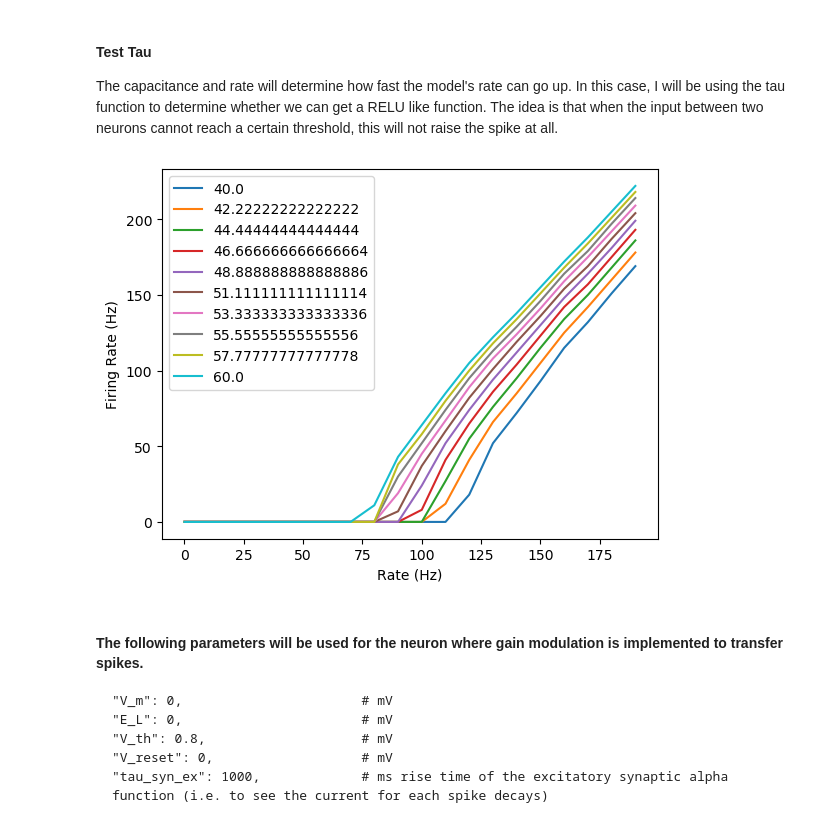
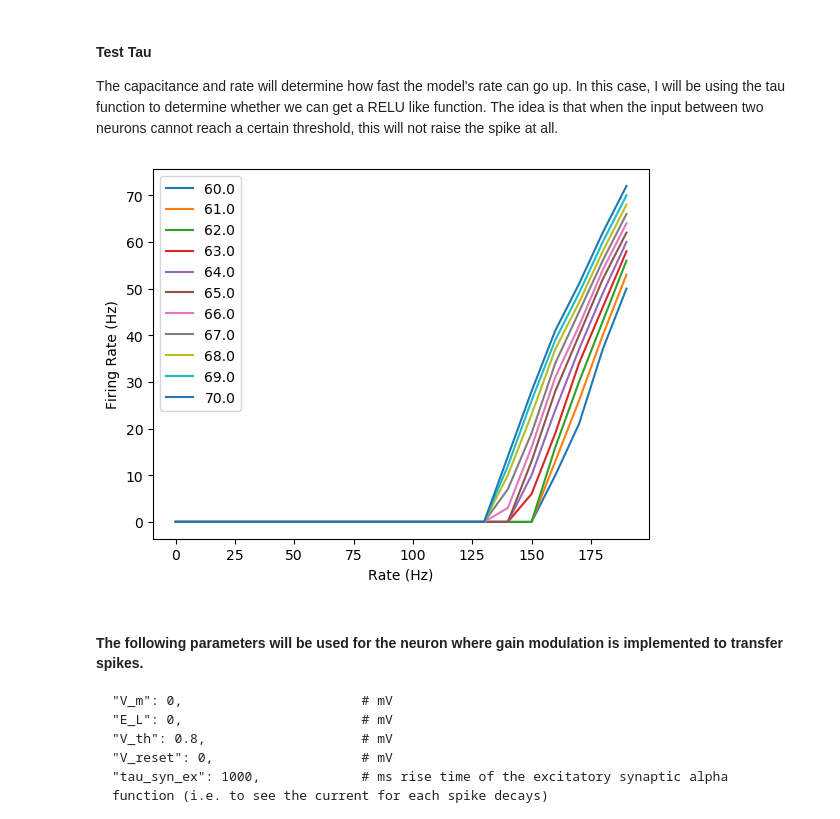
Before and after one commit to aung9htet/counting_snn, a Jupyter notebook: subitization_notebook.ipynb, the cells around one changed output. Drawn from its saved outputs; the diff is of its cells as text; code cells hidden in the pictures.

```diff
--- a/subitization_notebook.ipynb
+++ b/subitization_notebook.ipynb
@@ -398,7 +398,7 @@ def test_tau_generator(tau_m, rate):
             # "I_e": current * (10 ** 6),   # pA input current (commented)
             "I_e": 0,                       # pA input current
             "tau_m": tau_m,                    # ms membrane time constant
-            "C_m": 20 * 10**6,     # pF membrane capacitance (calculated for R = 1)
+            "C_m": 10 * 10**6,     # pF membrane capacitance (calculated for R = 1)
             "t_ref": 0                      # ms refractory period
         }
 
@@ -429,21 +429,21 @@ def test_tau_generator(tau_m, rate):
     return len(spike_recorder.get("events")["times"]), multimeter.get()
 # %%
 plt.figure()
-tau_range = np.linspace(40, 60, 10)
+tau_range = np.linspace(60, 70, 11)
 rate_range = range(0, 200, 10)
 record_fr = np.empty(0)
 for tau in tau_range:
     record_fr = np.empty(0)
     for r in rate_range:
         fr, _ = test_tau_generator(tau, r)
         record_fr = np.append(record_fr, fr)
     plt.plot(rate_range, record_fr, label=str(tau))
 plt.legend()
 plt.xlabel("Rate (Hz)")
 plt.ylabel("Firing Rate (Hz)")
 plt.show()
 # %% [output]
-[figure, old version]
+[figure, new version]
 # %% [markdown]
 #### The following parameters will be used for the neuron where gain modulation is implemented to transfer spikes.
     "V_m": 0,                       # mV
```
Also changed, not shown: parts of 2 cells of this notebook.
